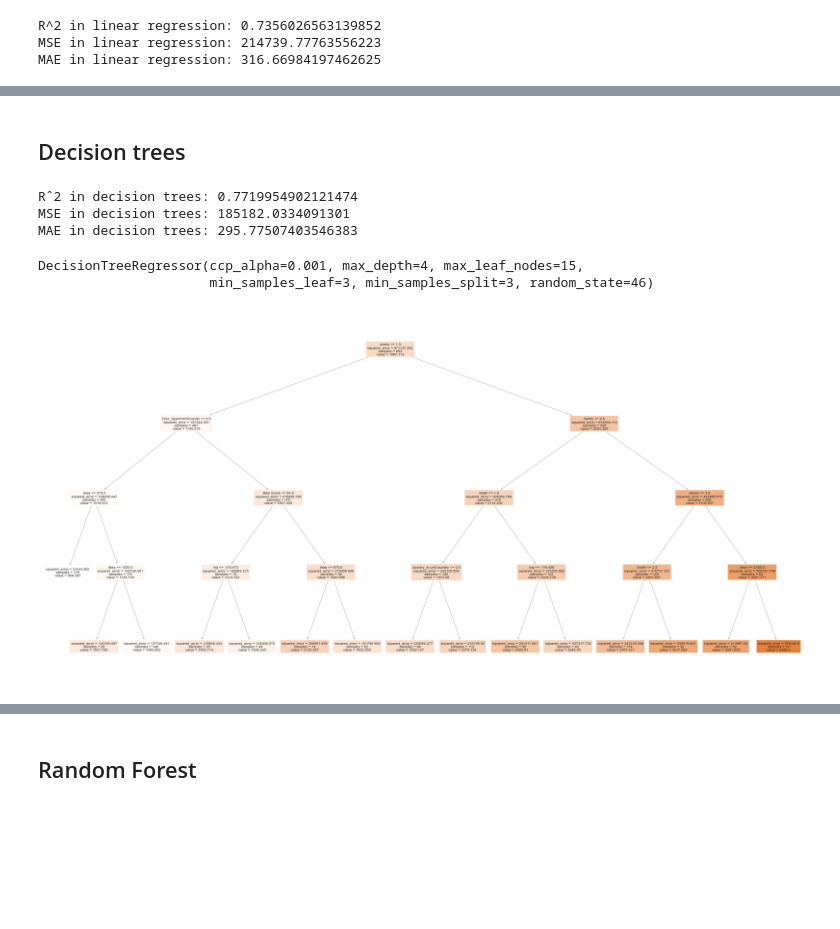
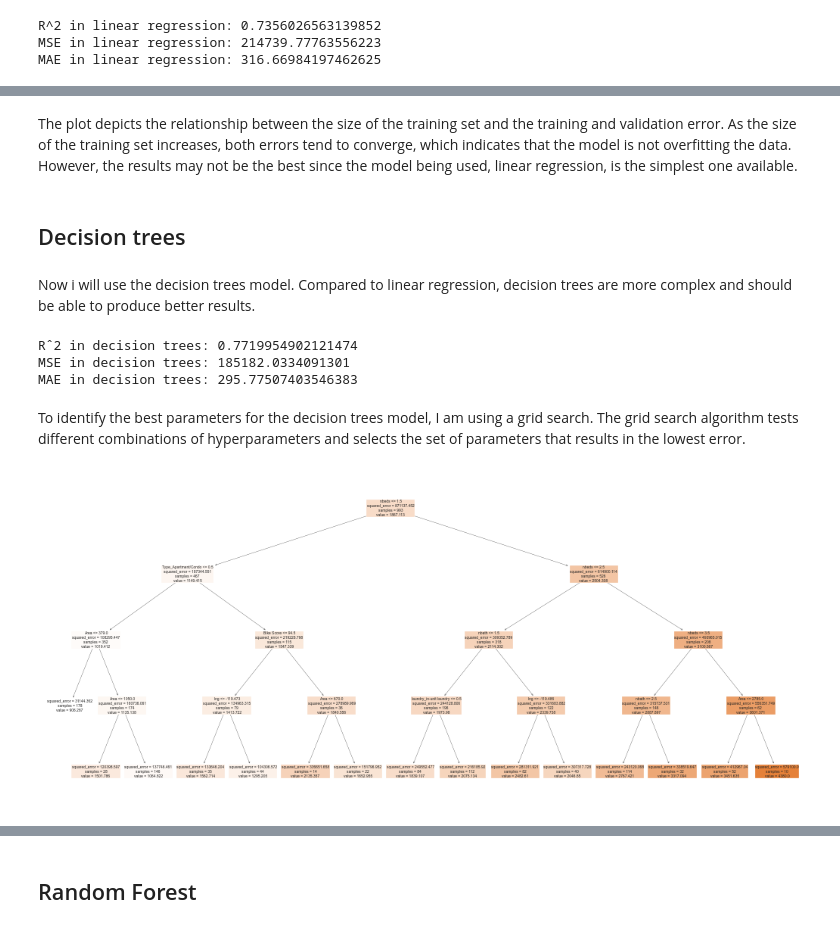
Before and after one commit to aiillen/Kelowna-Rental-Price-Prediction-Using-Machine-Learning-Algorithms, a Jupyter notebook: notebooks/5_model.ipynb, the cells around one changed output, grey strips where cells are left out. Drawn from its saved outputs; the diff is of its cells as text; code cells hidden in the pictures; blank space fills up the shorter version.

```diff
--- a/notebooks/5_model.ipynb
+++ b/notebooks/5_model.ipynb
@@ -131,11 +138,15 @@ Mean validation scores
 dtype: float64
 # %%
-plt.style.use('seaborn')
+plt.figure(figsize=(18, 8))
 plt.plot(train_sizes, train_scores_mean, label = 'Training error')
 plt.plot(train_sizes, validation_scores_mean, label = 'Validation error')
-plt.ylabel('MSE', fontsize = 14)
-plt.xlabel('Training set size', fontsize = 14)
-plt.title('Learning curves for a linear regression model', fontsize = 18, y = 1.03)
-plt.legend()
+
+# Set labels and title
+plt.ylabel('MSE', fontsize = 20)
+plt.xlabel('Training set size', fontsize = 20)
+plt.title('Learning curves for a linear regression model', fontsize = 24, y = 1.05)
+plt.xticks(fontsize=17)
+plt.yticks(fontsize=17)
+plt.legend(fontsize=14)
 # %% [output]
 <matplotlib.legend.Legend at 0x...>
@@ -165,8 +154,12 @@ plt.show()
+# %% [markdown]
+The plot depicts the relationship between the size of the training set and the training and validation error. As the size of the training set increases, both errors tend to converge, which indicates that the model is not overfitting the data. However, the results may not be the best since the model being used, linear regression, is the simplest one available.
 # %% [markdown]
 ## Decision trees
+# %% [markdown]
+Now i will use the decision trees model. Compared to linear regression, decision trees are more complex and should be able to produce better results.
 # %%
 # Fit decision trees model to training data
-tree_model = DecisionTreeRegressor(random_state=46, ccp_alpha = 0.001)
+dtree_model = DecisionTreeRegressor(random_state=46, ccp_alpha = 0.001)
 
 # Define the parameter grid for pruning
 param_grid = {
@@ -176,32 +169,33 @@ param_grid = {
     'min_samples_split': [3, 5, 7],
 }
 
-grid_search = GridSearchCV(estimator=model, param_grid=param_grid, cv=5, scoring='neg_mean_squared_error')
+grid_search = GridSearchCV(estimator=dtree_model, param_grid=param_grid, cv=5, scoring='neg_mean_squared_error')
+grid_search.fit(X_train, y_train)
+best_dtree = grid_search.best_estimator_
 
-grid_search.fit(X_train, y_train)
+# Train the model on the training set using the best hyperparameters
+best_dtree.fit(X_train, y_train)
 
 # Predict rental prices on testing data
-y_pred = grid_search.best_estimator_.predict(X_test)
+y_pred = best_dtree.predict(X_test)
 
-dt_r2 = r2_score(y_test, y_pred)
-dt_mse = mean_squared_error(y_test, y_pred)
-dt_mae = mean_absolute_error(y_test, y_pred)
-print("Rˆ2 in decision trees:", dt_r2)
-print("MSE in decision trees:", dt_mse)
-print("MAE in decision trees:", dt_mae)
+dtree_r2 = r2_score(y_test, y_pred)
+dtree_mse = mean_squared_error(y_test, y_pred)
+dtree_mae = mean_absolute_error(y_test, y_pred)
+print("Rˆ2 in decision trees:", dtree_r2)
+print("MSE in decision trees:", dtree_mse)
+print("MAE in decision trees:", dtree_mae)
 # %% [output]
 Rˆ2 in decision trees: 0.7719954902121474
 MSE in decision trees: 185182.0334091301
 MAE in decision trees: 295.77507403546383
-# %%
-grid_search.best_estimator_
-# %% [output]
-DecisionTreeRegressor(ccp_alpha=0.001, max_depth=4, max_leaf_nodes=15,
-                      min_samples_leaf=3, min_samples_split=3, random_state=46)
+# %% [markdown]
+To identify the best parameters for the decision trees model, I am using a grid search. The grid search algorithm tests different combinations of hyperparameters and selects the set of parameters that results in the lowest error.
 # %%
 # Plot decision tree
-plt.figure(figsize=(30,15))
-plot_tree(grid_search.best_estimator_, feature_names=X.columns, filled=True)
+plt.figure(figsize=(18, 8))
+plot_tree(best_dtree, feature_names = X.columns, filled=True)
+plt.savefig('../images/decision_tree.png', dpi=500)
 plt.show()
 # %% [output]
-[figure, old version]
+[figure, new version]
```
Also changed, not shown: parts of 48 cells of this notebook, 2 other files.
